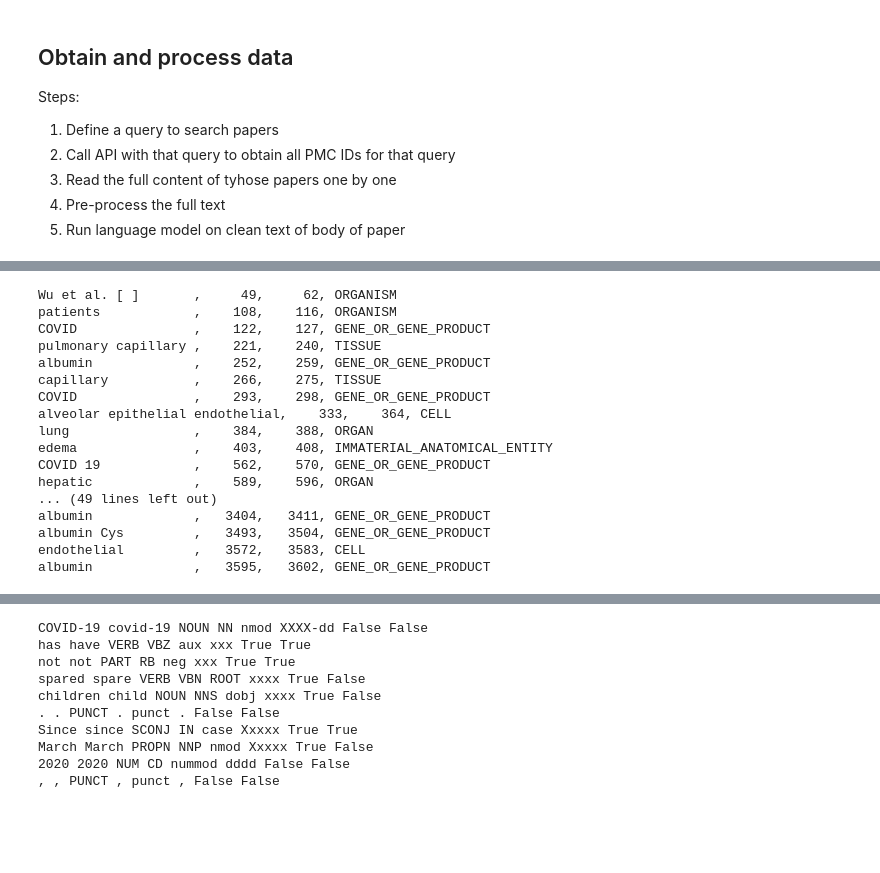
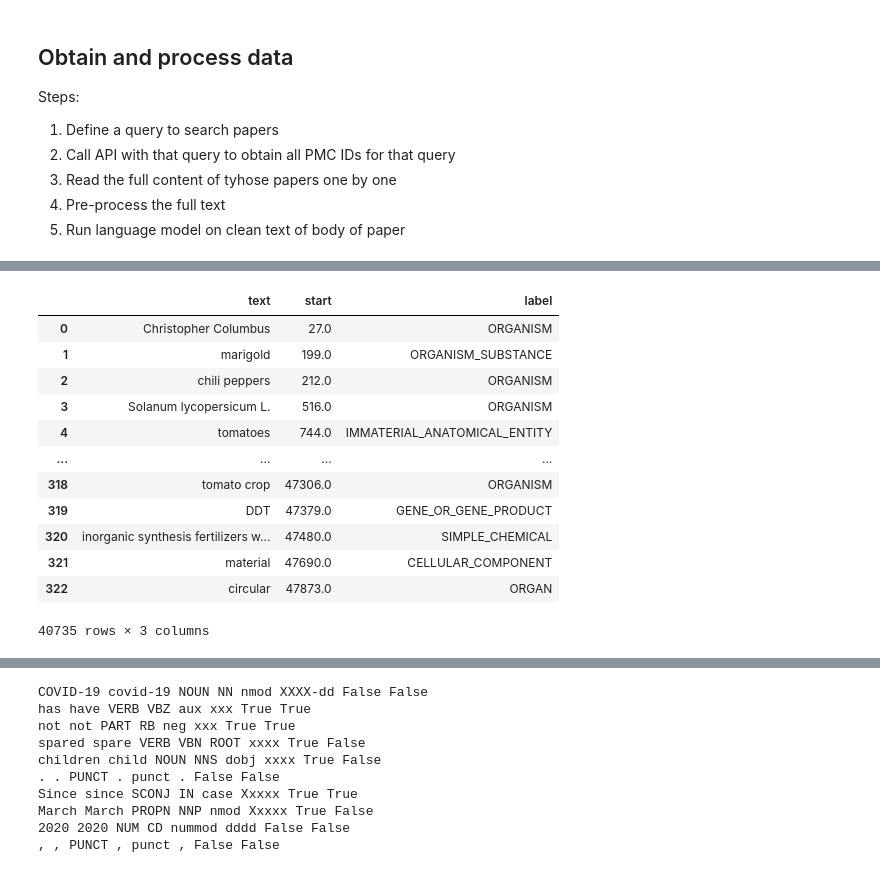
Before and after one commit to UvA-DSC/nlp_pubmed, a Jupyter notebook: Obtaining_PubMed_data.ipynb, the cells around one changed output, grey strips where cells are left out. Cells and saved outputs as stored; diff of their text form; code cells hidden in the pictures; blank space fills up the shorter version.

```diff
--- a/Obtaining_PubMed_data.ipynb
+++ b/Obtaining_PubMed_data.ipynb
@@ -51,21 +66,29 @@ len(docs)
 # %%
-for ent in docs[2].ents:
-    print(f"{ent.text:20s}, {ent.start_char:6}, {ent.end_char:6}, {ent.label_:20s}")
+df_all = pd.DataFrame()
+for doc in docs:
+
+    # print(f"{ent.text:20s}, {ent.start_char:6}, {ent.end_char:6}, {ent.label_:20s}")
+
+
+    df_entities = pd.DataFrame({'text':[ent.text for ent in doc.ents],
+                            'start':[ent.start_char for ent in doc.ents],
+                            'label':[ent.label_ for ent in doc.ents]}
+                           )
+
+    df_all = pd.concat([df_all, df_entities ])
-# %% [output]
-Wu et al. [ ]       ,     49,     62, ORGANISM
-patients            ,    108,    116, ORGANISM
-COVID               ,    122,    127, GENE_OR_GENE_PRODUCT
-pulmonary capillary ,    221,    240, TISSUE
-albumin             ,    252,    259, GENE_OR_GENE_PRODUCT
-capillary           ,    266,    275, TISSUE
-COVID               ,    293,    298, GENE_OR_GENE_PRODUCT
-alveolar epithelial endothelial,    333,    364, CELL
-lung                ,    384,    388, ORGAN
-edema               ,    403,    408, IMMATERIAL_ANATOMICAL_ENTITY
-COVID 19            ,    562,    570, GENE_OR_GENE_PRODUCT
-hepatic             ,    589,    596, ORGAN
-... (49 lines left out)
-albumin             ,   3404,   3411, GENE_OR_GENE_PRODUCT
-albumin Cys         ,   3493,   3504, GENE_OR_GENE_PRODUCT
-endothelial         ,   3572,   3583, CELL
-albumin             ,   3595,   3602, GENE_OR_GENE_PRODUCT
+# %%
+df_all
+# %% [output]
+|  | text | start | label |
+| 0 | Christopher Columbus | 27.0 | ORGANISM |
+| 1 | marigold | 199.0 | ORGANISM_SUBSTANCE |
+| 2 | chili peppers | 212.0 | ORGANISM |
+| 3 | Solanum lycopersicum L. | 516.0 | ORGANISM |
+| 4 | tomatoes | 744.0 | IMMATERIAL_ANATOMICAL_ENTITY |
+| ... | ... | ... | ... |
+| 318 | tomato crop | 47306.0 | ORGANISM |
+| 319 | DDT | 47379.0 | GENE_OR_GENE_PRODUCT |
+| 320 | inorganic synthesis fertilizers w... | 47480.0 | SIMPLE_CHEMICAL |
+| 321 | material | 47690.0 | CELLULAR_COMPONENT |
+| 322 | circular | 47873.0 | ORGAN |
+40735 rows × 3 columns
```
Also changed, not shown: parts of 11 cells of this notebook, 3 other files.
